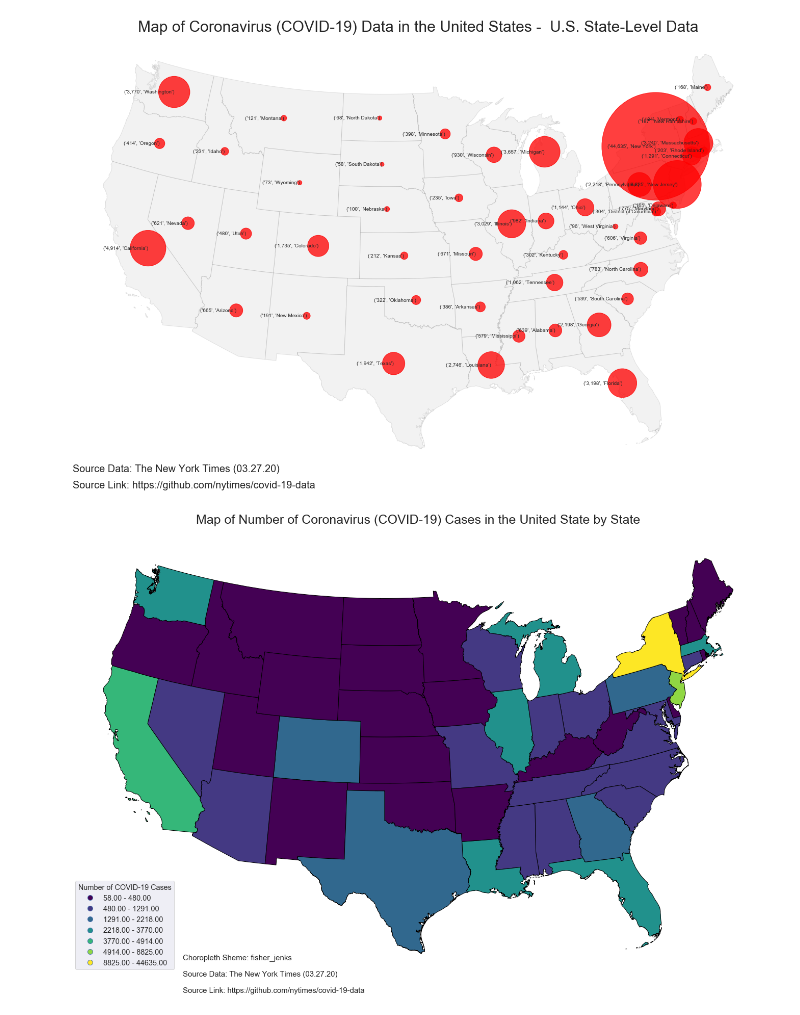
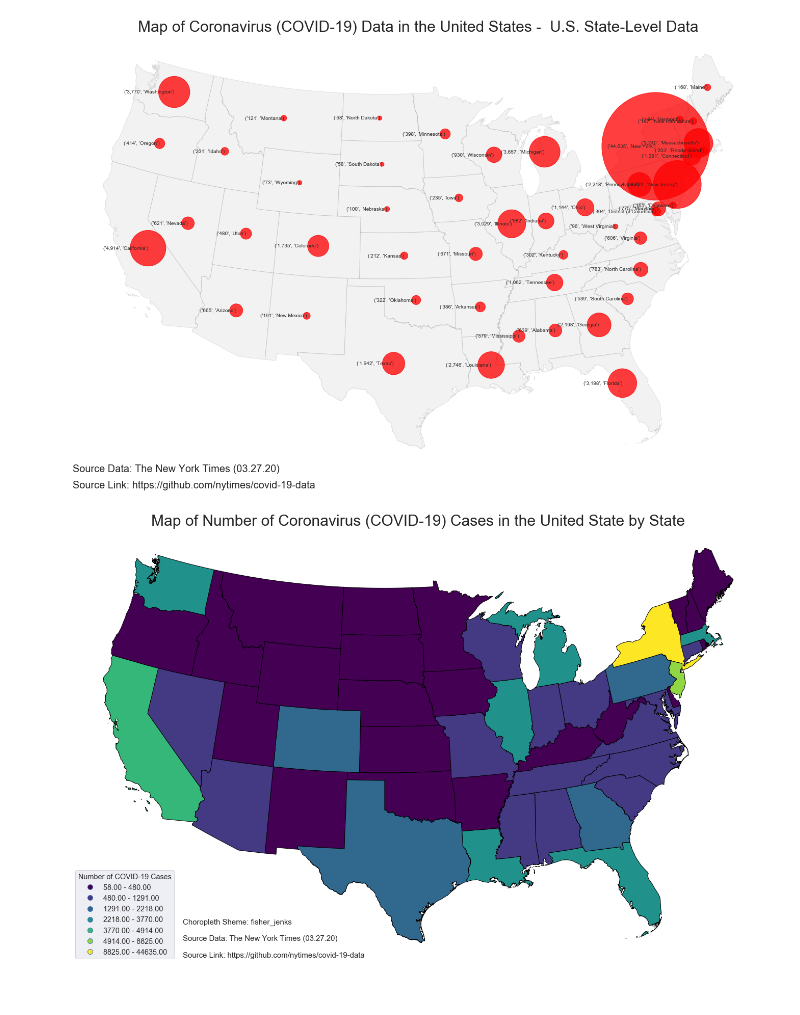
Before and after one commit to mebauer/covid-19-states, a Jupyter notebook: covid-19-data.ipynb, the cells around one changed output. Saved outputs shown, nothing was run; the diff lists cells and outputs as text; code cells hidden in the pictures.

Commit message:
formatting timeseries plots better

```diff
--- a/covid-19-data.ipynb
+++ b/covid-19-data.ipynb
@@ -547,7 +561,7 @@ states_shape_cases.head()
 # %%
 fig, ax = plt.subplots(figsize=(20,15))
 
-delete_states = ['AK', 'HI', 'PR', 'Guam']
+delete_states = ['AK', 'HI', 'PR', 'GU']
 states_shape_cases  = states_shape_cases.loc[~states_shape_cases['STUSPS'].isin(delete_states)]
 states_shape_cases = states_shape_cases.to_crs(epsg=2163)
 
@@ -601,24 +615,24 @@ plt.savefig('figures/nyt-covid-19-data-state-map-032720')
 # %%
 # defining our plot
 plt.subplots(figsize=(20,15))
 ax = plt.subplot()
 
 states_shape_cases.plot(column=("cases"), ax=ax, k=7,
                    scheme='fisher_jenks', label=True, legend=True,
                    legend_kwds={'loc': 'lower left', 'title': 'Number of COVID-19 Cases',
                    'title_fontsize': 'x-large','fontsize': 'x-large'},
                    cmap='viridis', edgecolor='black')
 
-ax.set_title("Map of Number of Coronavirus (COVID-19) Cases in the United State by State", fontsize=25, pad=30)
+ax.set_title("Map of Number of Coronavirus (COVID-19) Cases in the United State by State", fontsize=30)
 txt = ("Source Data: The New York Times (03.27.20)")
 txt2 = ('Source Link: https://github.com/nytimes/covid-19-data')
 txt3 = ('Choropleth Sheme: fisher_jenks')
-plt.figtext(0.2, 0.1, txt, wrap=True, horizontalalignment='left', fontsize=15)
-plt.figtext(0.2, 0.07, txt2, wrap=True, horizontalalignment='left', fontsize=15)
-plt.figtext(0.2, 0.13, txt3, wrap=True, horizontalalignment='left', fontsize=15)
+plt.figtext(0.2, 0.145, txt, wrap=True, horizontalalignment='left', fontsize=15)
+plt.figtext(0.2, 0.115, txt2, wrap=True, horizontalalignment='left', fontsize=15)
+plt.figtext(0.2, 0.175, txt3, wrap=True, horizontalalignment='left', fontsize=15)
 
 plt.axis('off')
 plt.tight_layout()
 plt.savefig('figures/nyt-covid-19-data-state-map-choro-032720')
 # %% [output]
-[figure, old version]
+[figure, new version]
```
Also changed, not shown: parts of 7 cells of this notebook, 7 other files.
